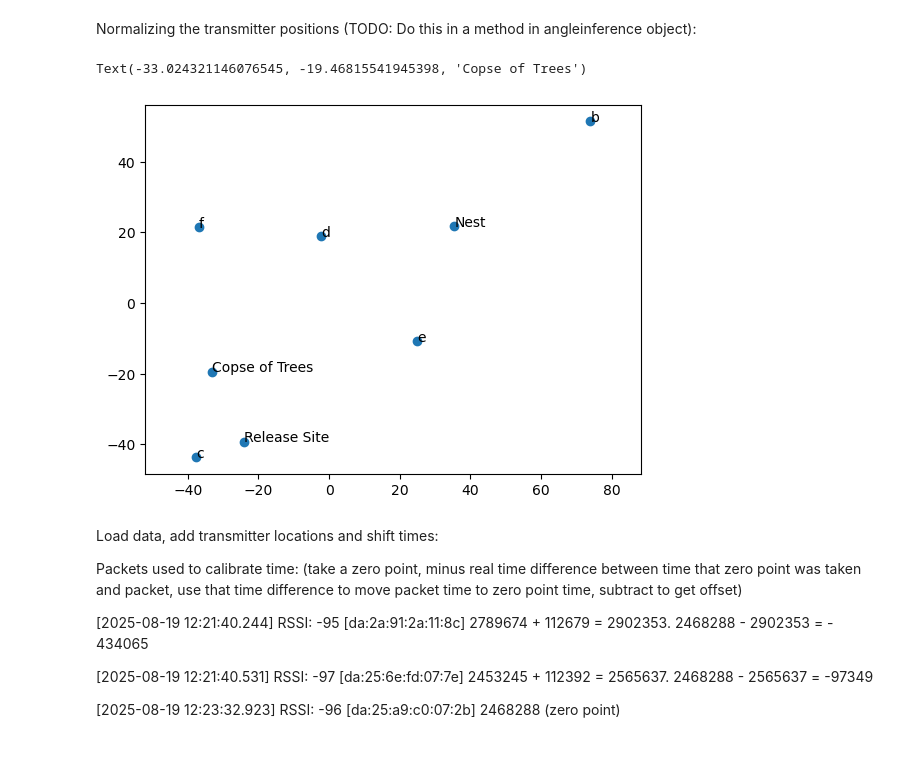
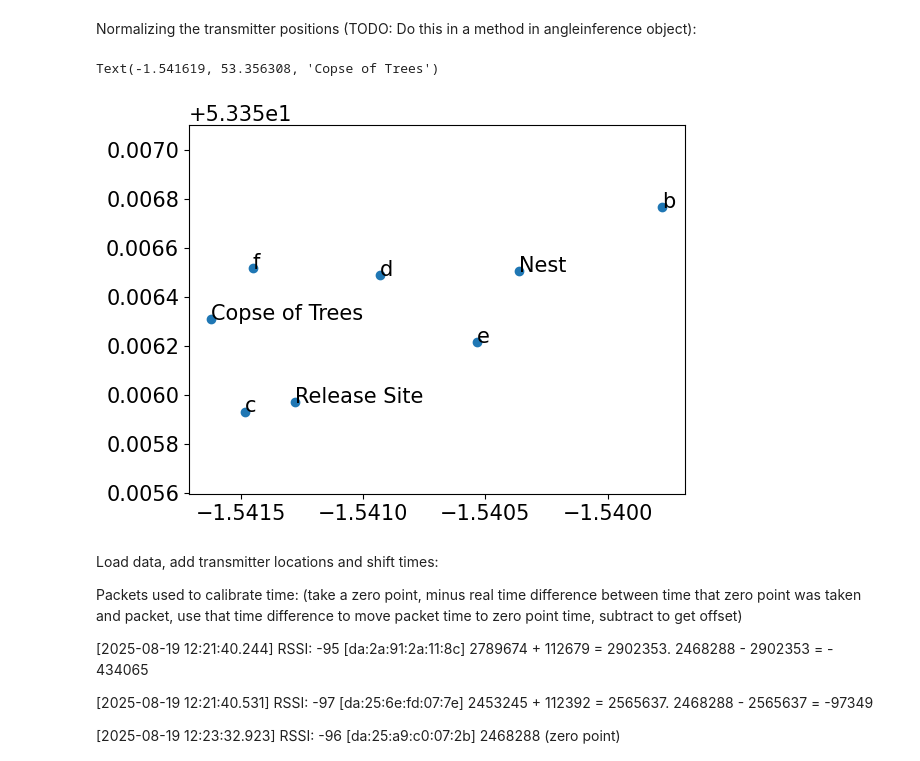
Before and after one commit to SheffieldMLtracking/BLEanalysis, a Jupyter notebook: jupyter/OnRealDataQuickly.ipynb, the cells around one changed output. Cells and saved outputs as stored; diff of their text form; code cells hidden in the pictures.

```diff
--- a/jupyter/OnRealDataQuickly.ipynb
+++ b/jupyter/OnRealDataQuickly.ipynb
@@ -14,42 +27,21 @@ from BLEanalysis import confidence_ellipse
 Normalizing the transmitter positions (TODO: Do this in a method in angleinference object):
 # %%
 # coords for transmitters b,c,d,e,f, release site, nest, copse of trees
-lon = [-1.539777,-1.541483,-1.540932,-1.540533,-1.541451,-1.541279, -1.540364,-1.541405] # x axis
-lat = [53.356765,53.355931,53.356487,53.356215,53.356516, 53.355968, 53.356505, 53.356148] # y axis
-P = pyproj.Proj(proj='utm', zone=30, ellps='WGS84', preserve_units=True)
-xxLon, yyLat = P(lon,lat)
-
-def normaliseXY(coordsX, coordsY):
-    Xavg = np.sum(coordsX)/len(coordsX)
-    Yavg = np.sum(coordsY)/len(coordsY)
-    for coord in range(len(coordsX)):
-        coordsX[coord] = (coordsX[coord] - Xavg)
-    for coord in range(len(coordsY)):
-        coordsY[coord] = (coordsY[coord] - Yavg)
-    return coordsX, coordsY, Xavg, Yavg
-
-def reverseNormalizeXY(coordsX, coordsY, Xavg, Yavg):
-    for coord in range(len(coordsX)):
-        coordsX[coord] = coordsX[coord] + Xavg
-    for coord in range(len(coordsY)):
-        coordsY[coord] = coordsY[coord] + Yavg
-    return coordsX, coordsY
-
-xx,yy,Xaverage,Yaverage = normaliseXY(xxLon,yyLat)
-
+xx = [-1.539777,-1.541483,-1.540932,-1.540533,-1.541451,-1.541279, -1.540364,-1.541619] # x axis
+yy = [53.356765,53.355931,53.356487,53.356215,53.356516, 53.355968, 53.356505, 53.356308] # y axis
 plt.axis("equal")
 plt.scatter(xx,yy)
 plt.text(xx[0],yy[0],'b')
 plt.text(xx[1],yy[1],'c')
 plt.text(xx[2],yy[2],'d')
 plt.text(xx[3],yy[3],'e')
 plt.text(xx[4],yy[4],'f')
 plt.text(xx[5],yy[5],'Release Site')
 plt.text(xx[6],yy[6],'Nest')
 plt.text(xx[7],yy[7],'Copse of Trees')
 # %% [output]
-Text(-33.024321146076545, -19.46815541945398, 'Copse of Trees')
+Text(-1.541619, 53.356308, 'Copse of Trees')
-[figure, old version]
+[figure, new version]
 # %% [markdown]
 Load data, add transmitter locations and shift times:
 
```
Also changed, not shown: parts of 14 cells of this notebook, 19 other files.
